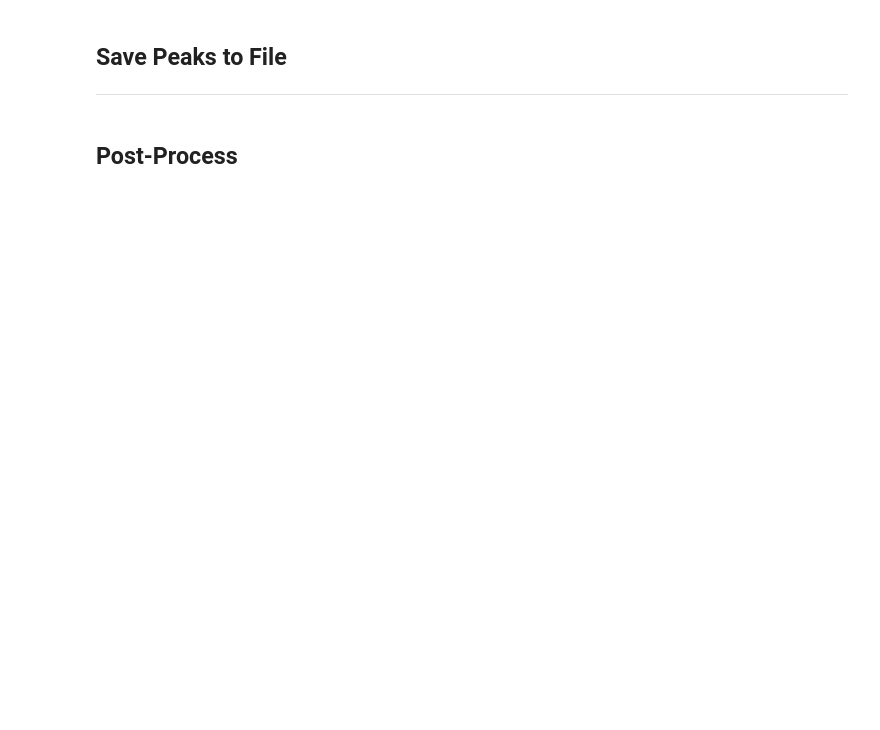
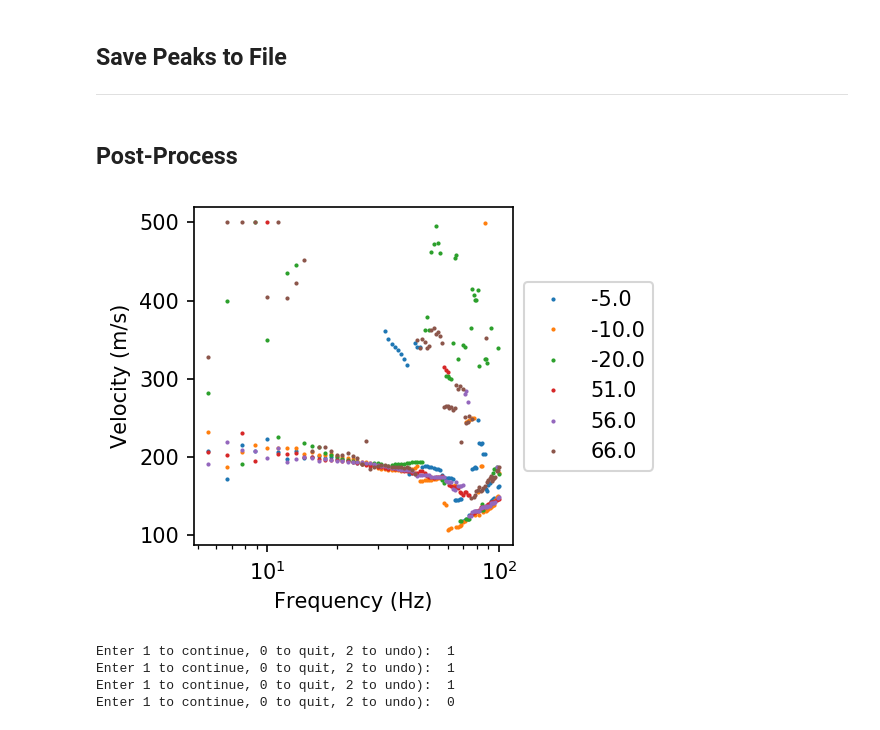
Before and after one commit to jpvantassel/swprocess, a Jupyter notebook: examples/masw.ipynb, the cells around one changed output. Saved outputs shown, nothing was run; the diff lists cells and outputs as text; code cells hidden in the pictures; blank space fills up the shorter version.

```diff
--- a/examples/masw.ipynb
+++ b/examples/masw.ipynb
@@ -209,12 +217,19 @@ fname = "active.json"
 peaksuite = swprocess.PeaksSuite.from_jsons(fname)
 # %%
-peaksuite.blitz("velocity", (None, 600))
+peaksuite.blitz("velocity", (None, 1000))
 fig, ax = peaksuite.plot()
 ax[0].legend(loc="center left", bbox_to_anchor=(1,0.5))
 plt.show()
+# %% [output]
+[figure, added]
 # %%
-%matplotlib qt
-peaksuite.interactive_trimming("sample_settings/settings_post.json")
+%matplotlib qt5
+peaksuite.interactive_trimming("settings_post.json")
+# %% [output]
+Enter 1 to continue, 0 to quit, 2 to undo):  1
+Enter 1 to continue, 0 to quit, 2 to undo):  1
+Enter 1 to continue, 0 to quit, 2 to undo):  1
+Enter 1 to continue, 0 to quit, 2 to undo):  0
 # %%
 %matplotlib inline
 fig, ax = peaksuite.plot(xtype="wavelength")
```
Also changed, not shown: parts of 16 cells of this notebook, 49 other files.
